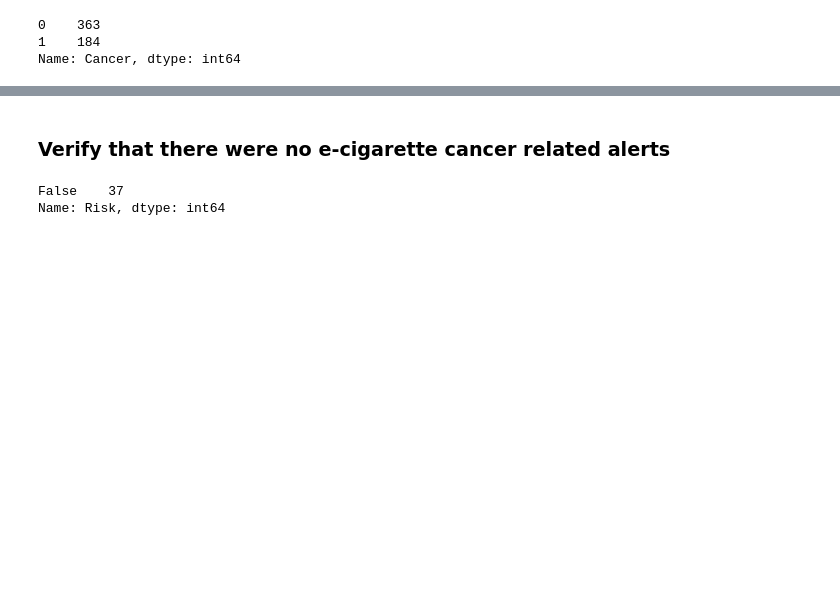
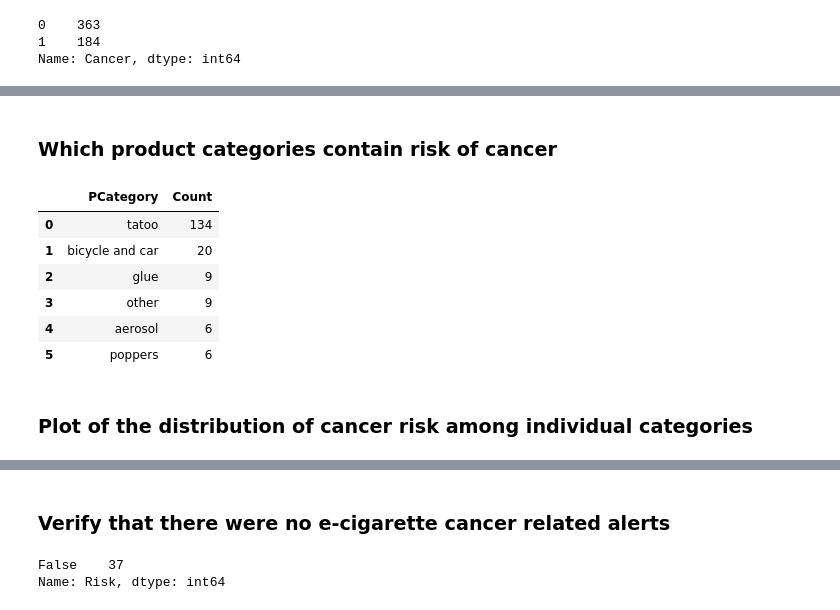
Before and after one commit to Miretz/rapex_dangerous_products_analysis, a Jupyter notebook: Chemical Products Analysis.ipynb, the cells around one changed output, grey strips where cells are left out. Drawn from its saved outputs; the diff is of its cells as text; code cells hidden in the pictures; blank space fills up the shorter version.

```diff
--- a/Chemical Products Analysis.ipynb
+++ b/Chemical Products Analysis.ipynb
@@ -257,0 +229,15 @@ py.iplot(fig, filename='stacked-bar')
+# %% [markdown]
+### Which product categories contain risk of cancer
+# %%
+products_cancer = df.loc[df['Cancer']==1]
+products_cancer['PCategory'].value_counts().rename_axis('PCategory').reset_index(name='Count').sort_values(by=['Count'], ascending=False)
+# %% [output]
+|  | PCategory | Count |
+| 0 | tatoo | 134 |
+| 1 | bicycle and car | 20 |
+| 2 | glue | 9 |
+| 3 | other | 9 |
+| 4 | aerosol | 6 |
+| 5 | poppers | 6 |
+# %% [markdown]
+### Plot of the distribution of cancer risk among individual categories
```
Also changed, not shown: parts of 31 cells of this notebook.
